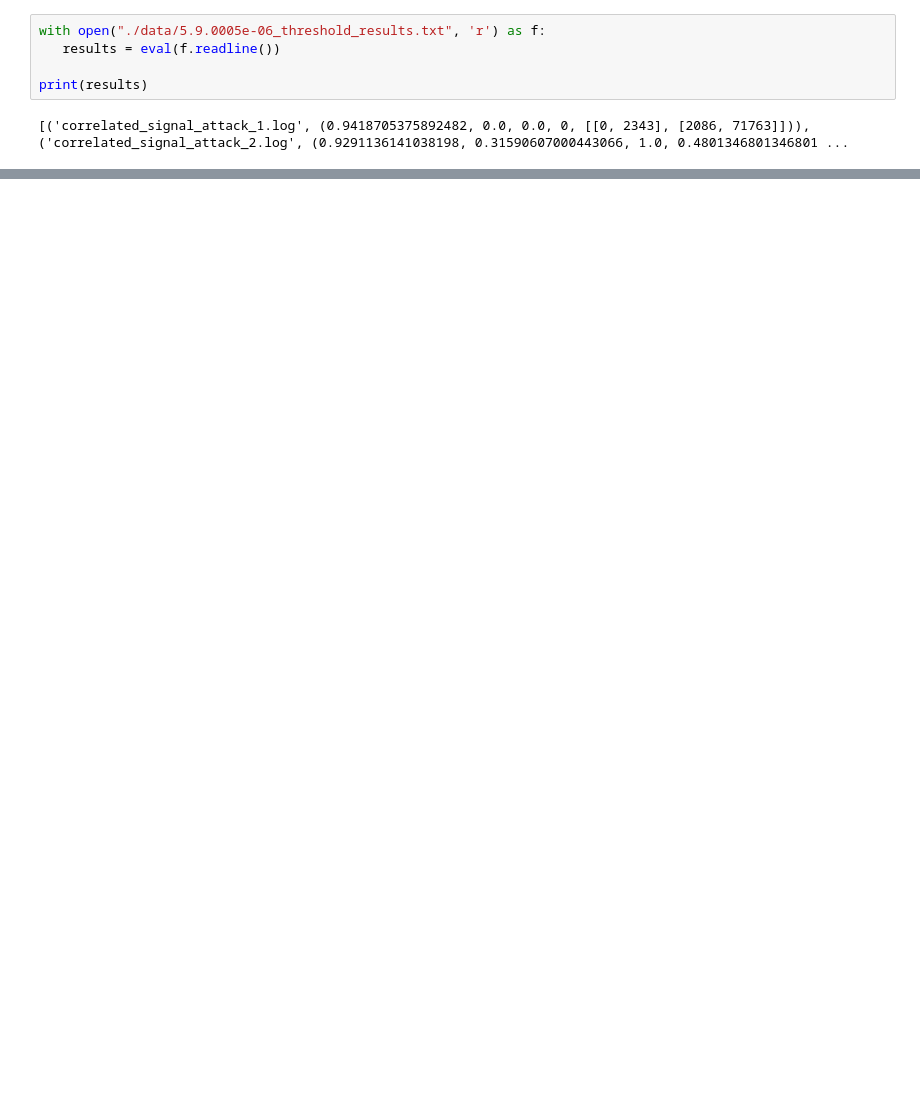
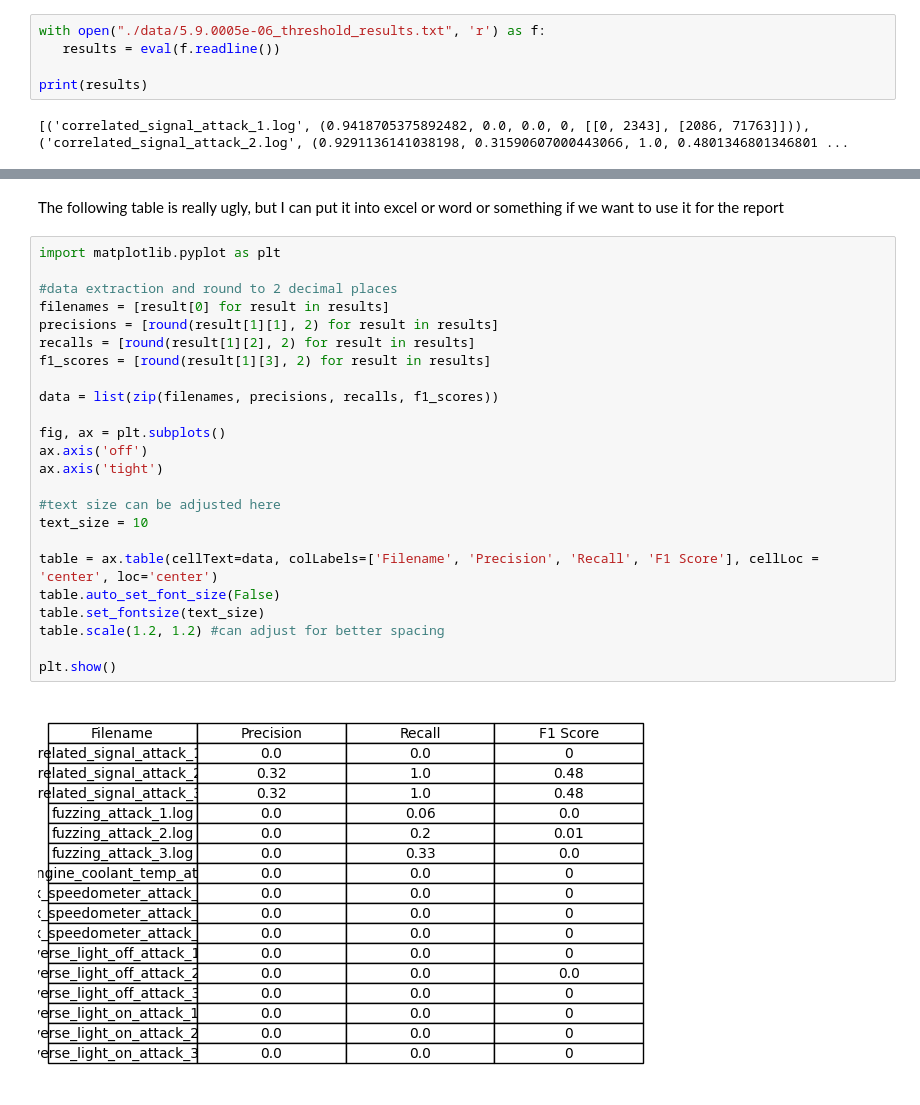
Before and after one commit to jcourson8/CANIDS, a Jupyter notebook: report/plot_59005e-6_threshold_results.ipynb, the cells around one changed output, grey strips where cells are left out. Cells and saved outputs as stored; diff of their text form; blank space fills up the shorter version.

```diff
--- a/report/plot_59005e-6_threshold_results.ipynb
+++ b/report/plot_59005e-6_threshold_results.ipynb
@@ -24,0 +80,28 @@ plt.show()
+# %% [markdown]
+The following table is really ugly, but I can put it into excel or word or something if we want to use it for the report
+# %%
+import matplotlib.pyplot as plt
+
+#data extraction and round to 2 decimal places
+filenames = [result[0] for result in results]
+precisions = [round(result[1][1], 2) for result in results]
+recalls = [round(result[1][2], 2) for result in results]
+f1_scores = [round(result[1][3], 2) for result in results]
+
+data = list(zip(filenames, precisions, recalls, f1_scores))
+
+fig, ax = plt.subplots()
+ax.axis('off')
+ax.axis('tight')
+
+#text size can be adjusted here
+text_size = 10
+
+table = ax.table(cellText=data, colLabels=['Filename', 'Precision', 'Recall', 'F1 Score'], cellLoc = 'center', loc='center')
+table.auto_set_font_size(False)
+table.set_fontsize(text_size)
+table.scale(1.2, 1.2) #can adjust for better spacing
+
+plt.show()
+# %% [output]
+[figure, added]
```
Also changed, not shown: parts of 3 cells of this notebook.
